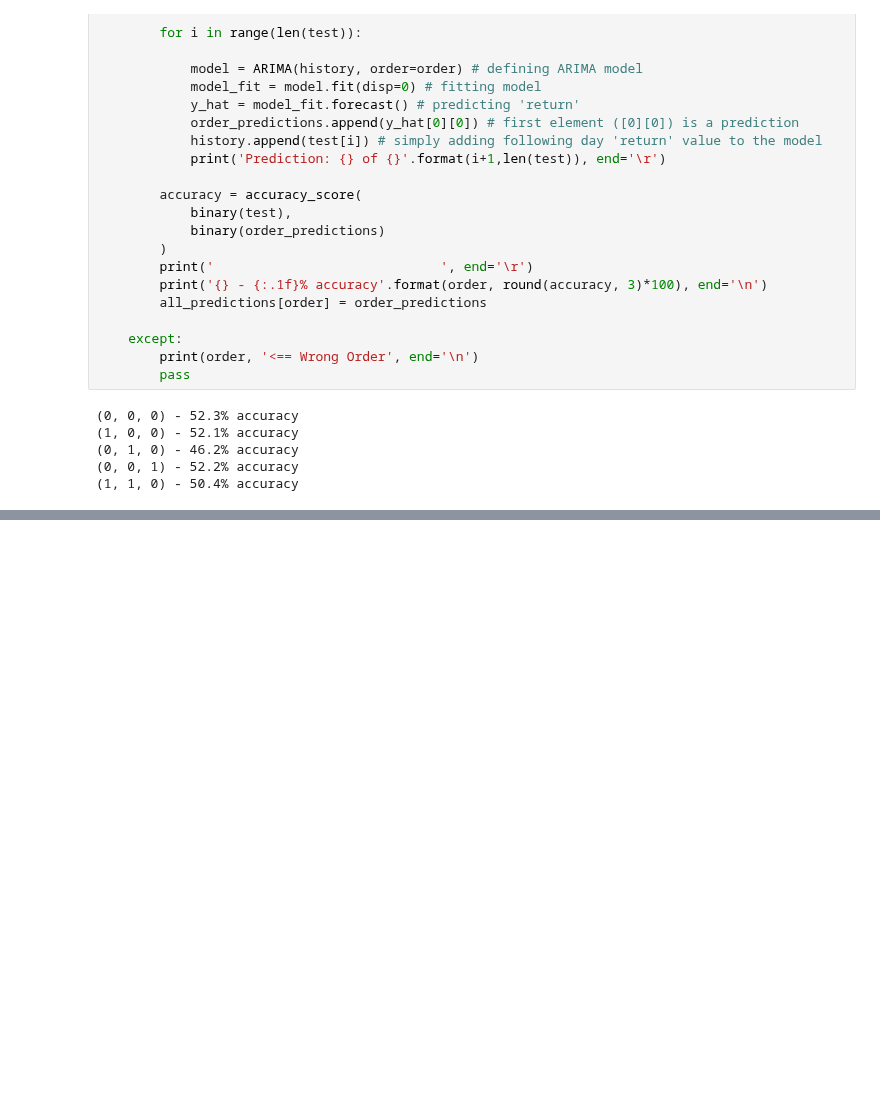
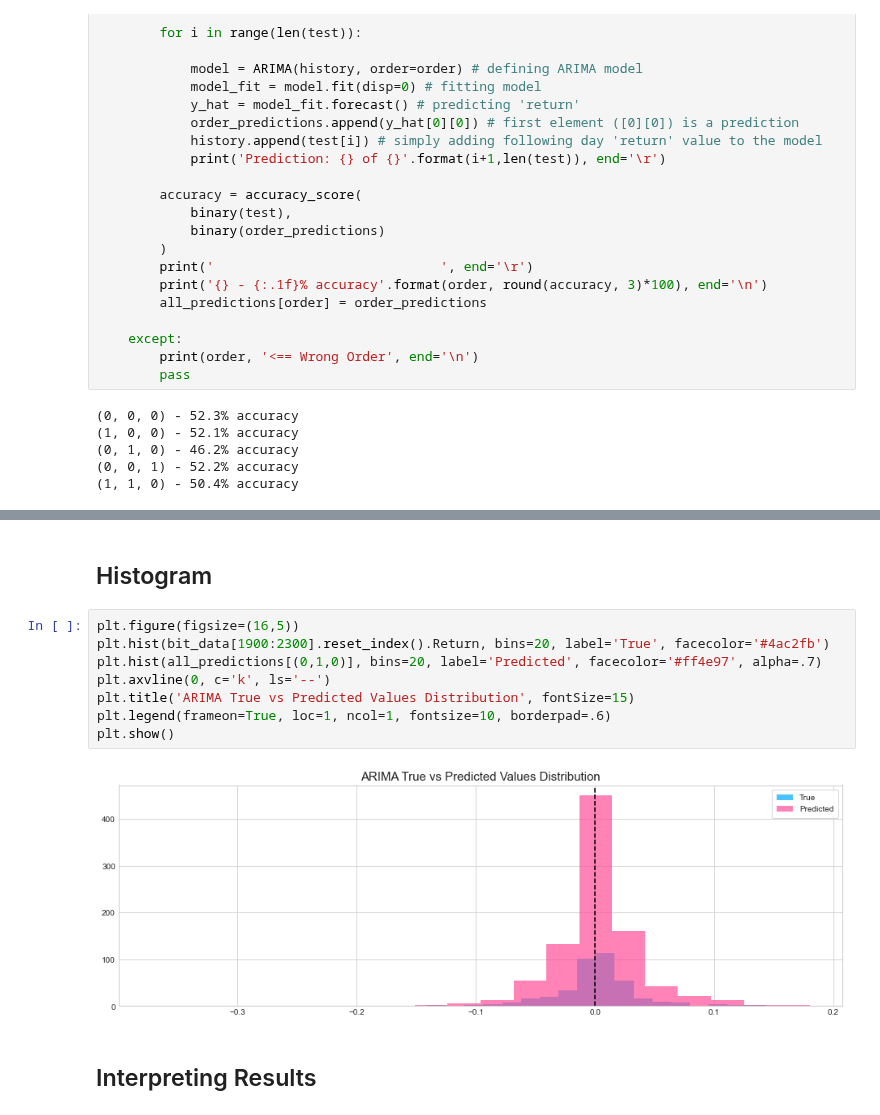
Before and after one commit to DSEI21000-S21/project-altcoinpriceprediction, a Jupyter notebook: VasilevaDO/Part 3. Machine Learning.ipynb, the cells around one changed output, grey strips where cells are left out. Cells and saved outputs as stored; diff of their text form; blank space fills up the shorter version.

```diff
--- a/VasilevaDO/Part 3. Machine Learning.ipynb
+++ b/VasilevaDO/Part 3. Machine Learning.ipynb
@@ -165,0 +199,14 @@ for order in orders:
+# %% [markdown]
+## Histogram
+# %%
+plt.figure(figsize=(16,5))
+plt.hist(bit_data[1900:2300].reset_index().Return, bins=20, label='True', facecolor='#4ac2fb')
+plt.hist(all_predictions[(0,1,0)], bins=20, label='Predicted', facecolor='#ff4e97', alpha=.7)
+plt.axvline(0, c='k', ls='--')
+plt.title('ARIMA True vs Predicted Values Distribution', fontSize=15)
+plt.legend(frameon=True, loc=1, ncol=1, fontsize=10, borderpad=.6)
+plt.show()
+# %% [output]
+[figure, added]
+# %% [markdown]
+## Interpreting Results
```
Also changed, not shown: parts of 3 cells of this notebook.
